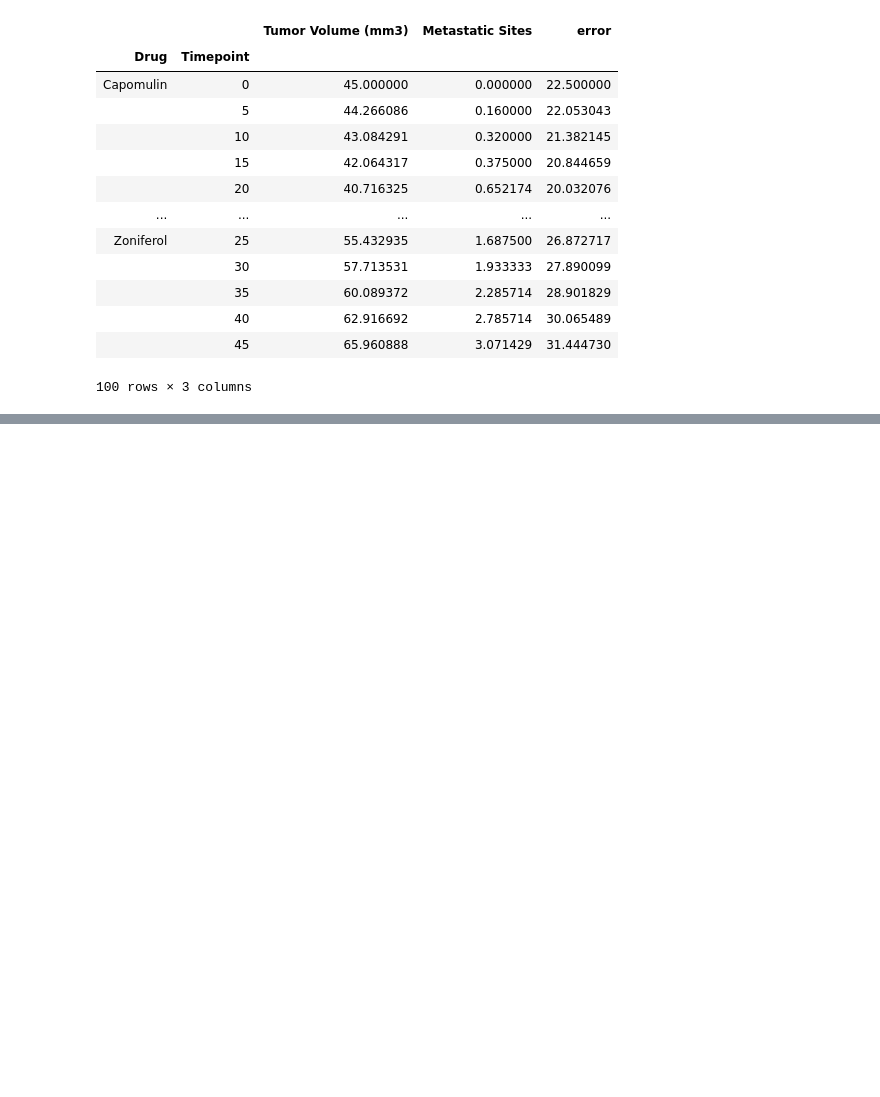
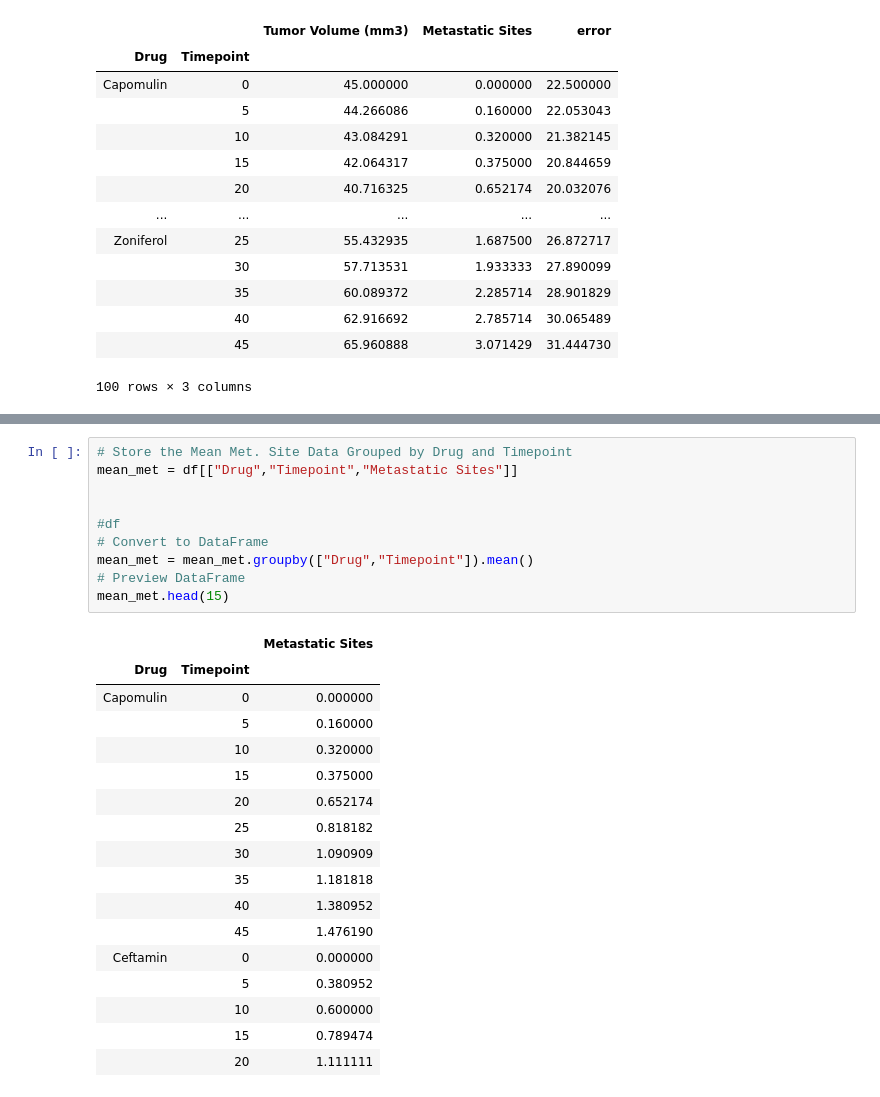
Before and after one commit to mcordray1988/matplotlib-Challenge, a Jupyter notebook: Pymaceuticals/Untitled.ipynb, the cells around one changed output, grey strips where cells are left out. Cells and saved outputs as stored; diff of their text form; blank space fills up the shorter version.

```diff
--- a/Pymaceuticals/Untitled.ipynb
+++ b/Pymaceuticals/Untitled.ipynb
@@ -103,0 +139,28 @@ reformated
+# %%
+# Store the Mean Met. Site Data Grouped by Drug and Timepoint
+mean_met = df[["Drug","Timepoint","Metastatic Sites"]]
+
+
+#df
+# Convert to DataFrame
+mean_met = mean_met.groupby(["Drug","Timepoint"]).mean()
+# Preview DataFrame
+mean_met.head(15)
+# %% [output]
+|  |  | Metastatic Sites |
+| Drug | Timepoint |  |
+| Capomulin | 0 | 0.000000 |
+|  | 5 | 0.160000 |
+|  | 10 | 0.320000 |
+|  | 15 | 0.375000 |
+|  | 20 | 0.652174 |
+|  | 25 | 0.818182 |
+|  | 30 | 1.090909 |
+|  | 35 | 1.181818 |
+|  | 40 | 1.380952 |
+|  | 45 | 1.476190 |
+| Ceftamin | 0 | 0.000000 |
+|  | 5 | 0.380952 |
+|  | 10 | 0.600000 |
+|  | 15 | 0.789474 |
+|  | 20 | 1.111111 |
```
Also changed, not shown: parts of 26 cells of this notebook.
